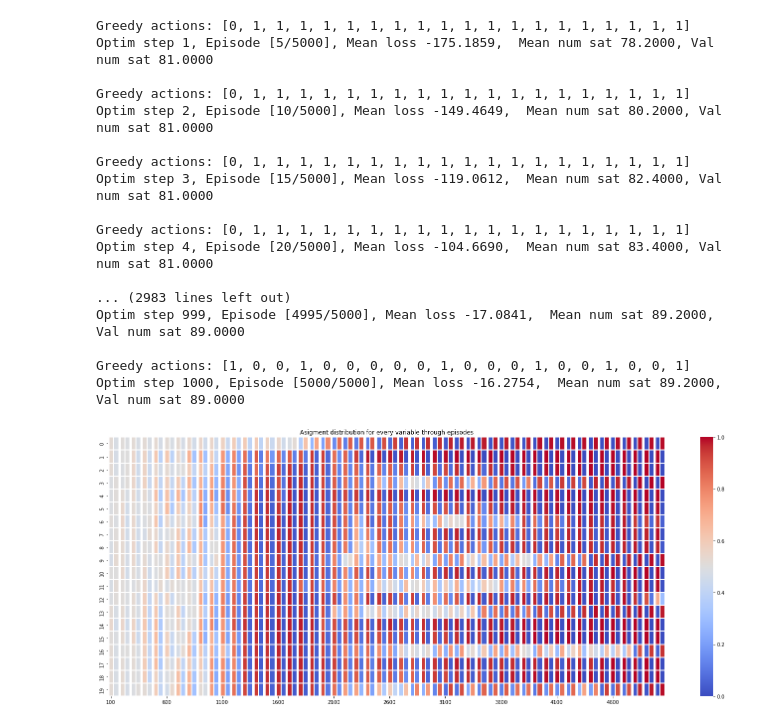
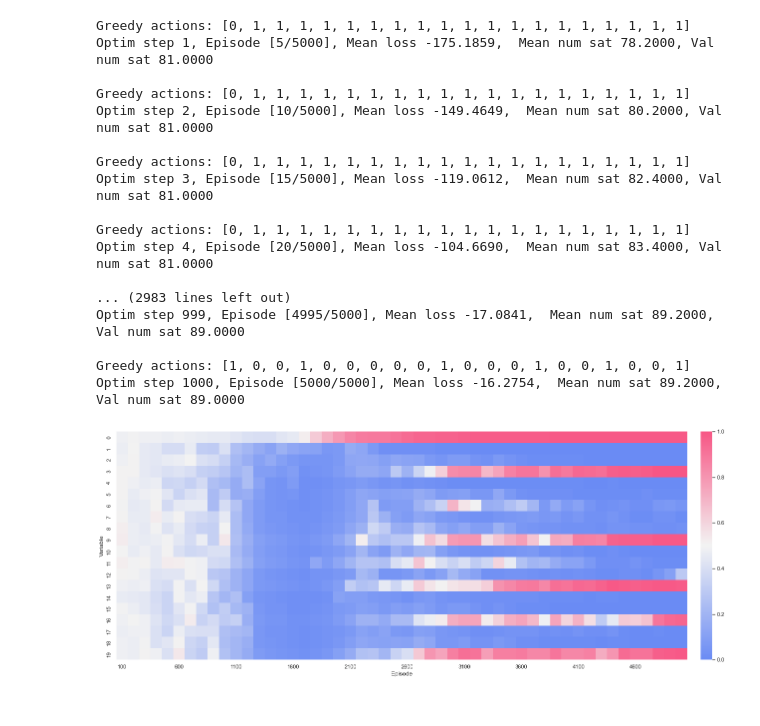
Before and after one commit to omargup/Policy-Gradient-MaxSAT-Solver, a Jupyter notebook: exp1_assignment.ipynb, the cells around one changed output. Cells and saved outputs as stored; diff of their text form; code cells hidden in the pictures.

Commit message:
update with utils.probs2plot

```diff
--- a/exp1_assignment.ipynb
+++ b/exp1_assignment.ipynb
@@ -75,26 +72,9 @@ Optim step 999, Episode [4995/5000], Mean loss -17.0841,  Mean num sat 89.2000,
 
 Greedy actions: [1, 0, 0, 1, 0, 0, 0, 0, 0, 1, 0, 0, 0, 1, 0, 0, 1, 0, 0, 1]
 Optim step 1000, Episode [5000/5000], Mean loss -16.2754,  Mean num sat 89.2000, Val num sat 89.0000
-# %%
-log_dir = "outputs/exp_1/"
-reader = SummaryReader(log_dir, pivot=False)
-#reader = SummaryReader(log_dir, extra_columns={'dir_name'})
-df = reader.tensors
-
-df2 = df.sort_values(['step', 'tag'], ascending = [True, True])
-probs =  df2["value"].to_numpy(copy=True)
-probs = probs.reshape(-1,20).T
-
-colormap = sns.color_palette("coolwarm", as_cmap=True)
-plt.figure(figsize = (20,8))
-ax = sns.heatmap(probs, vmin=0, vmax=1, square=False,  xticklabels=10, linewidths=0.1, cmap=colormap)
-for i in range(0, 102 ,2):
-    ax.axvline(i, color='white', lw=5)
-
-ax.set(title='Asigment distribution for every variable through episodes')
-ax.set_xticklabels([i for i in range(100, 5000+1, 500)])
-plt.tight_layout()
-plt.savefig('img/solving_SATLIB91.png')
-plt.show()
-# %% [output]
-[figure, removed]
+# %%
+log_dir = "outputs/exp_1/"
+img_path = 'img/solving_SATLIB91.png'
+probs2plot(log_dir, img_path)
+# %% [output]
+[figure, added]
```
Also changed, not shown: parts of 1 cell of this notebook.
